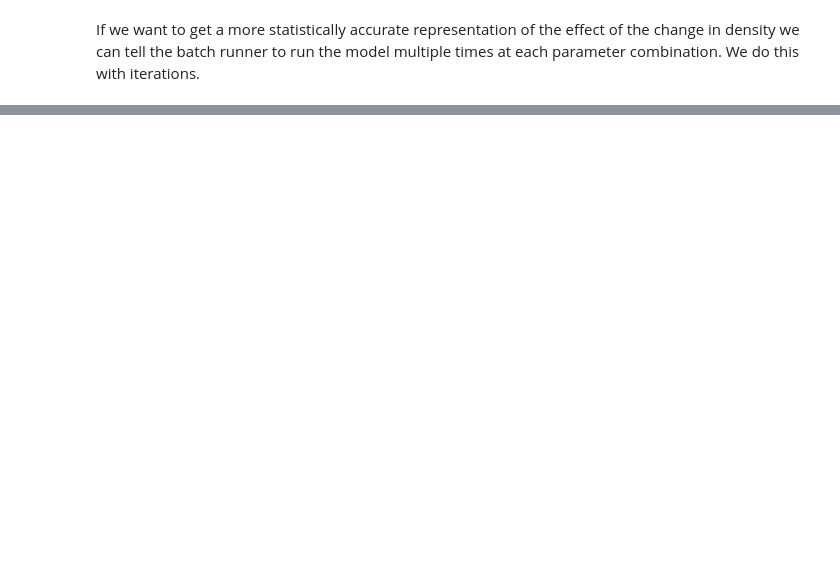
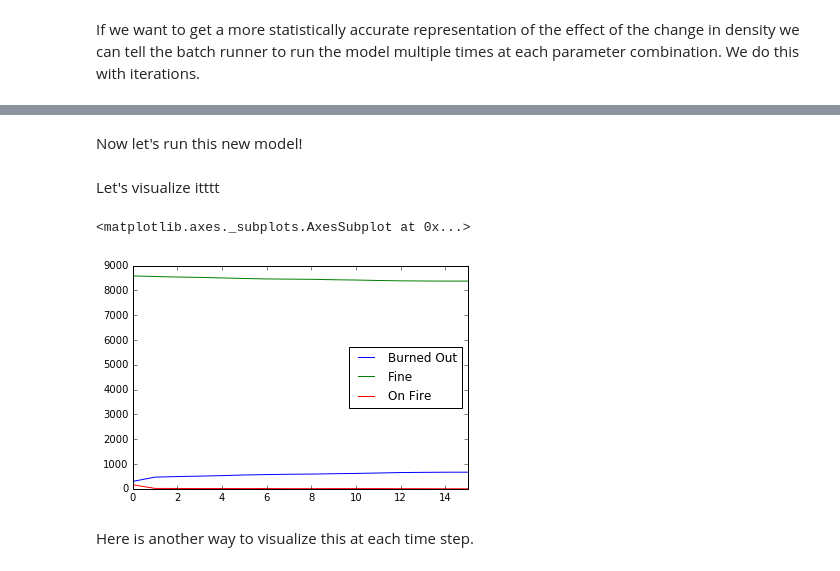
Before and after one commit to gabimuma/sta_lab_4, a Jupyter notebook: Lab_4.ipynb, the cells around one changed output, grey strips where cells are left out. Drawn from its saved outputs; the diff is of its cells as text; code cells hidden in the pictures; blank space fills up the shorter version.

```diff
--- a/Lab_4.ipynb
+++ b/Lab_4.ipynb
@@ -190,0 +213,31 @@ plt.xlim(0,1)
+# %%
+def fake_surface(low, high, sigma, dim):
+    '''Super basic random terrain function.
+
+    This function generates a uniform random surface,
+    and applies a sequence (x and y) of one-dimensional
+    convolution filters; effectively increasing the spatial
+    autocorrelation of the surface relative to sigma.
+
+    Paramters
+    ---------
+    dim : tuple
+        The x and y dimensions of the 'terrain' grid.
+    low : numeric
+        The lowest possible simulated elevation value.
+    high : numeric
+        The highest possible simulated elevation value.
+    sigma : numeric
+        The variance of the gaussian kernel. Controls
+        the 'smoothness' of the simulated surface.
+        Values between 1 and 3 are probably good for
+        'small' surfaces.
+
+    Returns
+    -------
+    out : ndarray
+        A spatially autocorrelated random 'terrain' surface
+        of a given dimension.
+    '''
+    r = uniform(low, high, size=multiply(*dim)).reshape(dim)
+    return gaussian_filter(r, sigma=sigma, truncate=9)
@@ -190,0 +386,15 @@ plt.xlim(0,1)
+# %% [markdown]
+Now let's run this new model!
+# %%
+fire = ForestFire(dimx, dimy, treedens)
+fire.run_model()
+# %% [markdown]
+Let's visualize itttt
+# %%
+results = fire.dc.get_model_vars_dataframe()
+results.plot()
+# %% [output]
+<matplotlib.axes._subplots.AxesSubplot at 0x...>
+[figure, added]
+# %% [markdown]
+Here is another way to visualize this at each time step.
```
Also changed, not shown: parts of 10 cells of this notebook.
